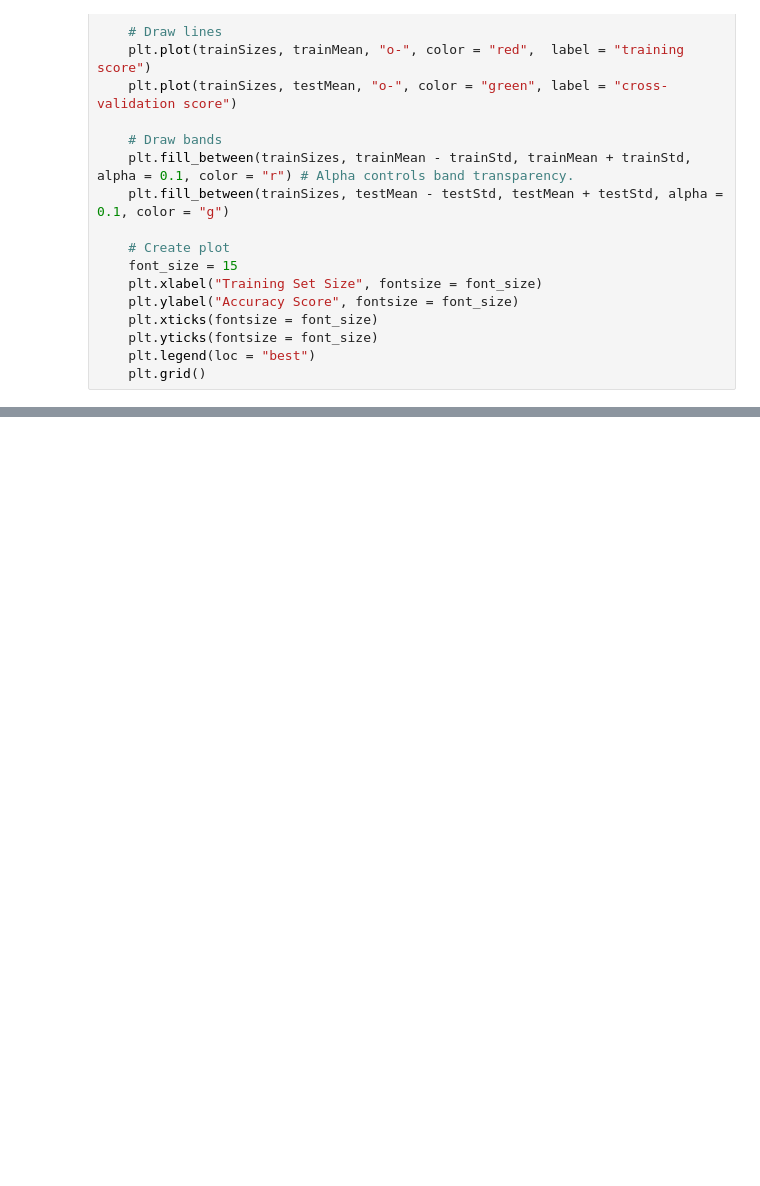
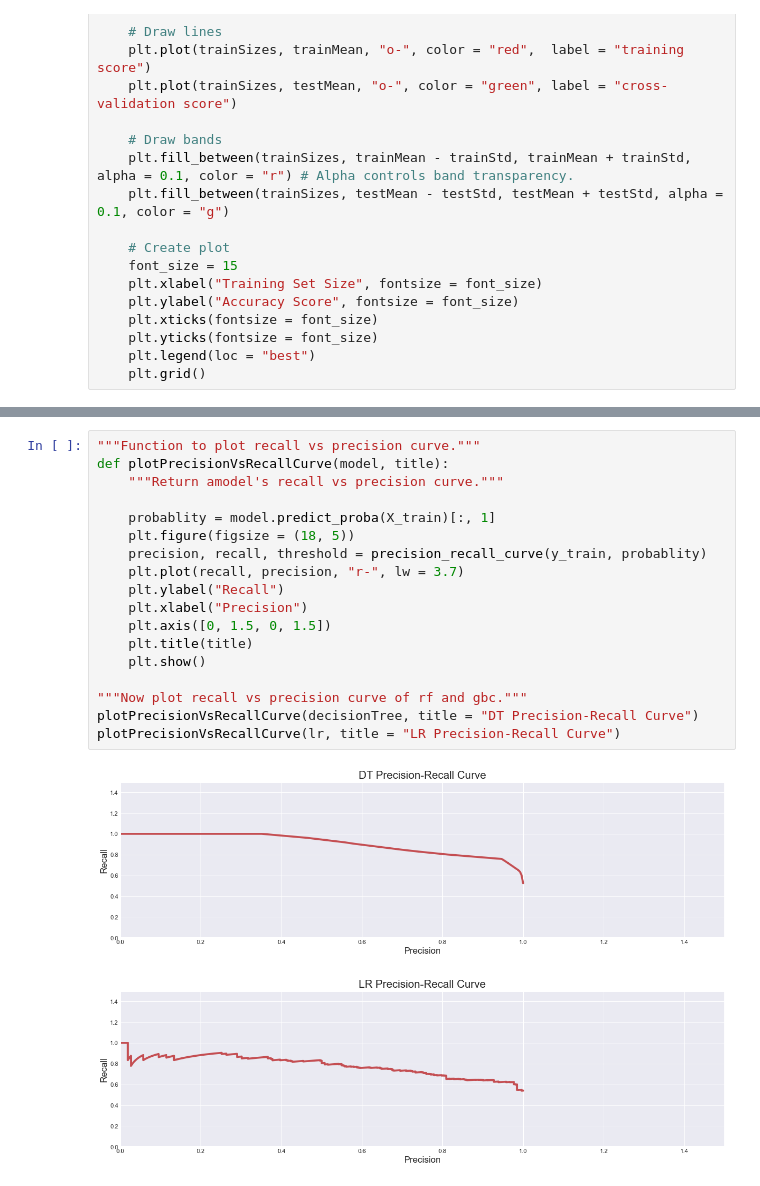
Before and after one commit to tuananh131001/Machine-Learning-Assigment1, a Jupyter notebook: Assignment_1.ipynb, the cells around one changed output, grey strips where cells are left out. Drawn from its saved outputs; the diff is of its cells as text; blank space fills up the shorter version.

```diff
--- a/Assignment_1.ipynb
+++ b/Assignment_1.ipynb
@@ -2348,0 +3152,21 @@ I choose Decision Tree Model because it provides the highest F1_score . It also
+# %%
+"""Function to plot recall vs precision curve."""
+def plotPrecisionVsRecallCurve(model, title):
+    """Return amodel's recall vs precision curve."""
+
+    probablity = model.predict_proba(X_train)[:, 1]
+    plt.figure(figsize = (18, 5))
+    precision, recall, threshold = precision_recall_curve(y_train, probablity)
+    plt.plot(recall, precision, "r-", lw = 3.7)
+    plt.ylabel("Recall")
+    plt.xlabel("Precision")
+    plt.axis([0, 1.5, 0, 1.5])
+    plt.title(title)
+    plt.show()
+
+"""Now plot recall vs precision curve of rf and gbc."""
+plotPrecisionVsRecallCurve(decisionTree, title = "DT Precision-Recall Curve")
+plotPrecisionVsRecallCurve(lr, title = "LR Precision-Recall Curve")
+# %% [output]
+[figure, added]
+[figure, added]
```
Also changed, not shown: parts of 167 cells of this notebook, 1 other file.
